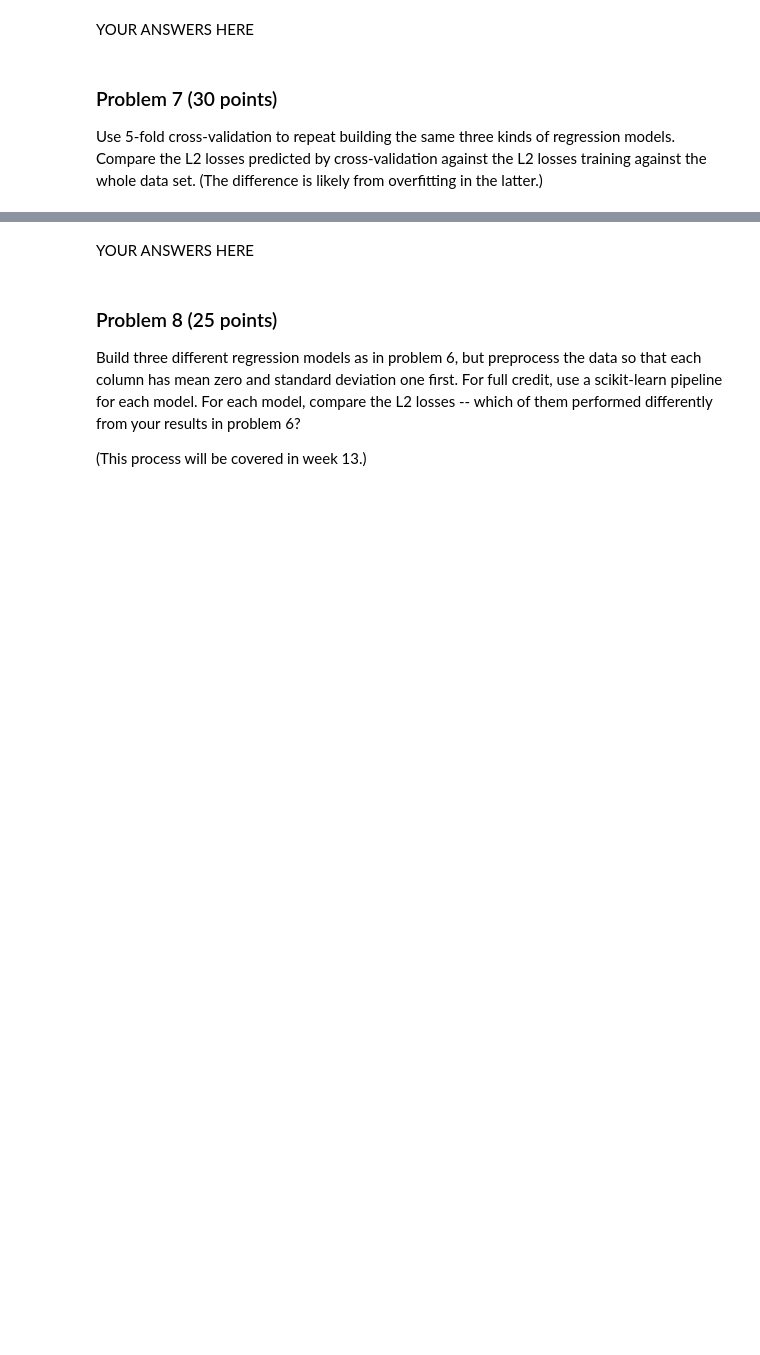
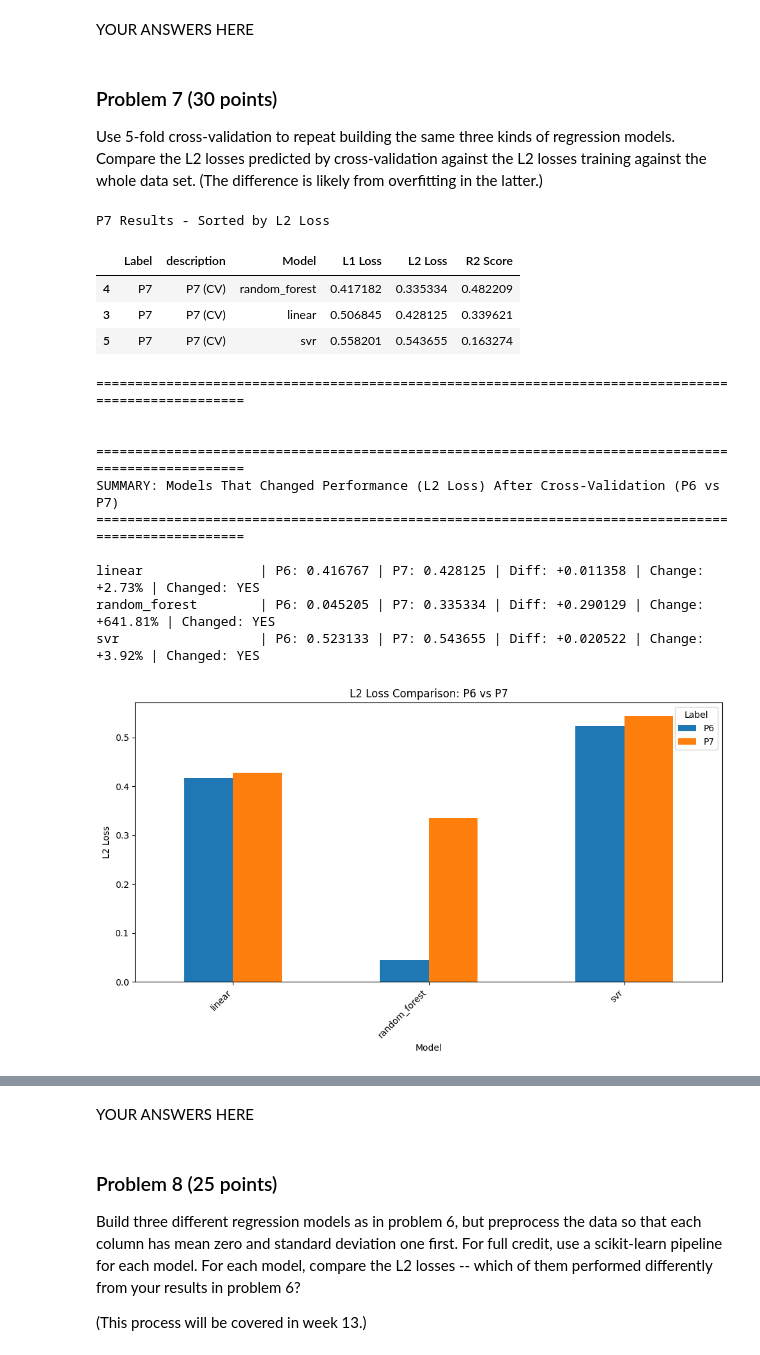
Before and after one commit to epsh3069/dx602-final-project, a Jupyter notebook: project.ipynb, the cells around one changed output, grey strips where cells are left out. Cells and saved outputs as stored; diff of their text form; code cells hidden in the pictures; blank space fills up the shorter version.

```diff
--- a/project.ipynb
+++ b/project.ipynb
@@ -494,0 +657,79 @@ Use 5-fold cross-validation to repeat building the same three kinds of regressio
+# %%
+
+from sklearn.model_selection import cross_val_score, KFold
+def run_model_cv(folds, model_type: ModelType, X, y) -> ModelResult:
+    """Run k-fold cross-validation for a model and return average metrics."""
+    # Train and predict
+    model = get_model(model_type)
+    model_name = str(type(model))[8:-2]
+
+
+    fold_l1, fold_l2, fold_r2 = [], [], []
+    for fold_idx, (train_index, test_index) in enumerate(folds, 1):
+        X_train, X_test = X.iloc[train_index], X.iloc[test_index]
+        y_train, y_test = y.iloc[train_index], y.iloc[test_index]
+
+        model.fit(X_train, y_train)
+        y_pred = model.predict(X_test)
+
+        l1 = mean_absolute_error(y_test, y_pred)
+        l2 = mean_squared_error(y_test, y_pred)
+
+        # Get score
+        r2 = model.score(X_test, y_test)
+
+        fold_l1.append(l1)
+        fold_l2.append(l2)
+        fold_r2.append(r2)
+
+
+
+    return ModelResult(
+        model_name=model_type.value,
+        predictions=None, # does not makes sense in cross-validation
+        target=None, # does not makes sense in cross-validation
+        l1_loss=np.mean(fold_l1),
+        l2_loss=np.mean(fold_l2),
+        r2_score=np.mean(fold_r2)
+    )
+
+
+target = data['target']
+features = data.drop(columns=['target'], axis=1)
+X = features
+y = target
+
+
+fold_size = 5
+# setup the folds upfront
+# this way each model get the same data on each itration
+kf = KFold(n_splits=fold_size, shuffle=True, random_state=84)
+folds = list(kf.split(features))
+
+p7_results = {}
+ModelResult.clear_results('P7')
+for model_type in selected_models:
+    result = run_model_cv(folds, model_type, X, y)
+    ModelResult.append_to_results(result, 'P7', 'P7 (CV)')
+    p7_results[model_type] = result
+
+results_summary('P7')
+compare_l2_results_summary('P6', 'P7', 'Cross-Validation')
+compare_r2_results_summary('P6', 'P7', 'Cross-Validation')
+# %% [output]
+P7 Results - Sorted by L2 Loss
+|  | Label | description | Model | L1 Loss | L2 Loss | R2 Score |
+| 4 | P7 | P7 (CV) | random_forest | 0.417182 | 0.335334 | 0.482209 |
+| 3 | P7 | P7 (CV) | linear | 0.506845 | 0.428125 | 0.339621 |
+| 5 | P7 | P7 (CV) | svr | 0.558201 | 0.543655 | 0.163274 |
+====================================================================================================
+
+
+====================================================================================================
+SUMMARY: Models That Changed Performance (L2 Loss) After Cross-Validation (P6 vs P7)
+====================================================================================================
+
+linear               | P6: 0.416767 | P7: 0.428125 | Diff: +0.011358 | Change: +2.73% | Changed: YES
+random_forest        | P6: 0.045205 | P7: 0.335334 | Diff: +0.290129 | Change: +641.81% | Changed: YES
+svr                  | P6: 0.523133 | P7: 0.543655 | Diff: +0.020522 | Change: +3.92% | Changed: YES
+[figure, added]
```
Also changed, not shown: parts of 13 cells of this notebook.
